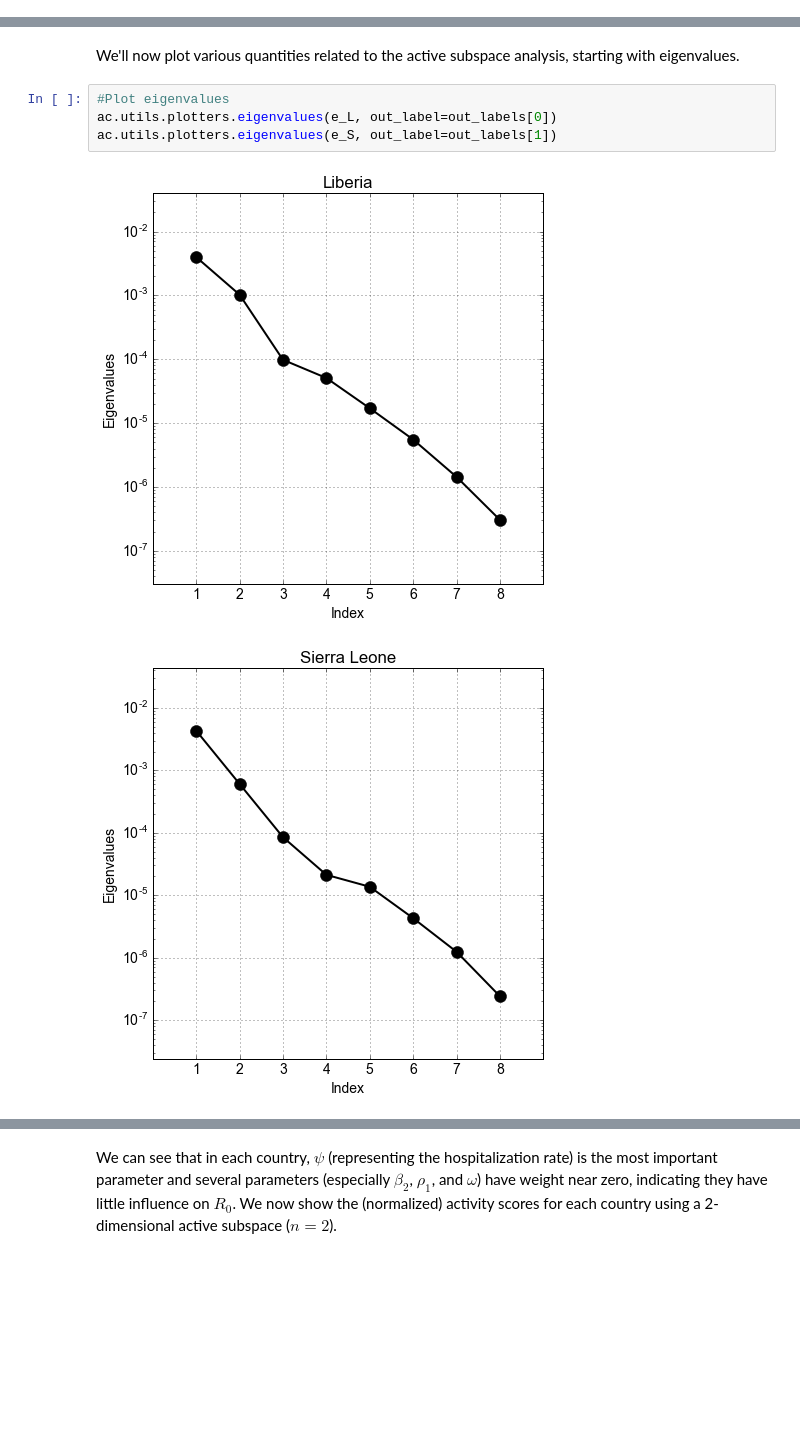
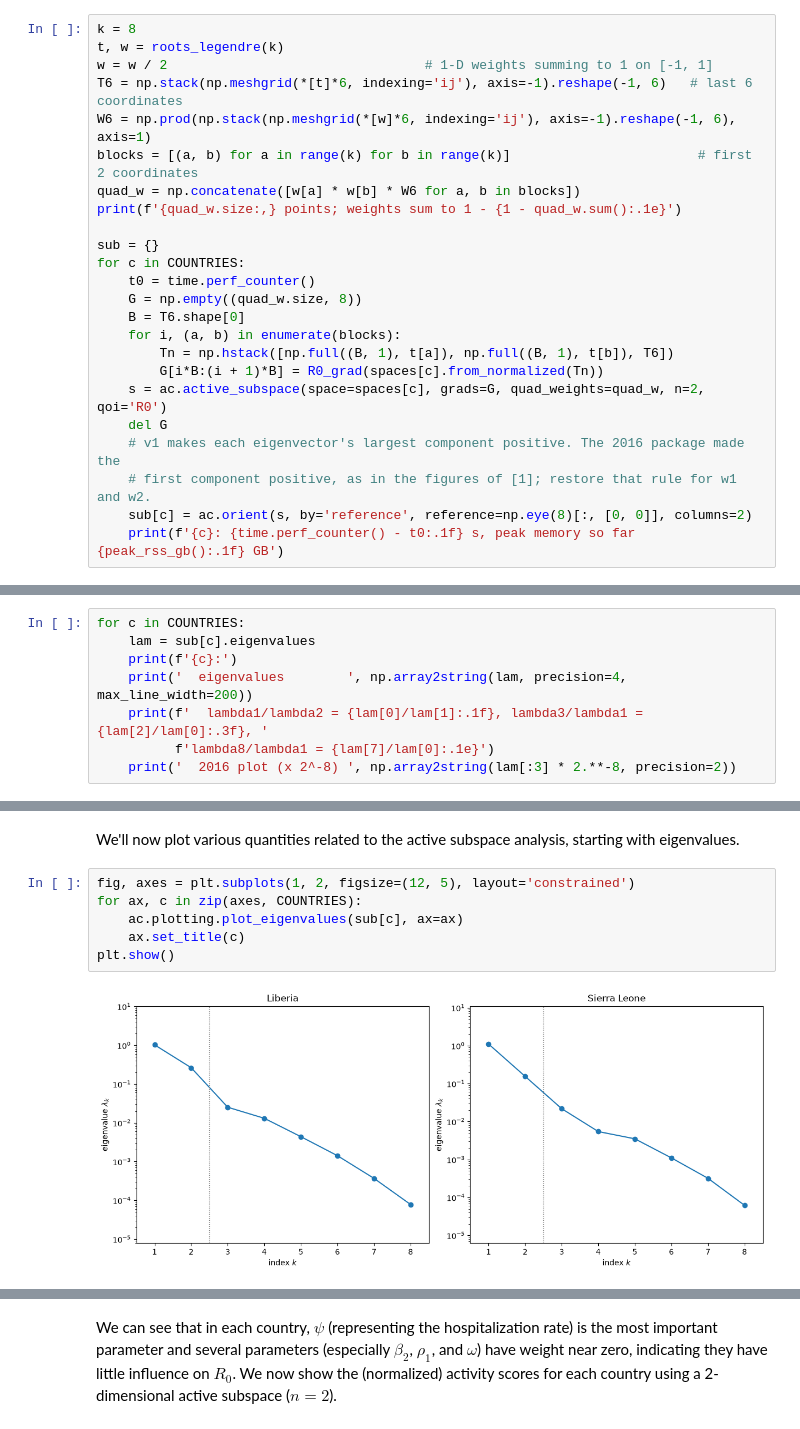
Before and after one commit to paulcon/as-data-sets, a Jupyter notebook: epidemiology_systems_biology/Ebola_SEIR/Ebola_SEIR.ipynb, the cells around one changed output, grey strips where cells are left out. Drawn from its saved outputs; the diff is of its cells as text; blank space fills up the shorter version.

```diff
--- a/epidemiology_systems_biology/Ebola_SEIR/Ebola_SEIR.ipynb
+++ b/epidemiology_systems_biology/Ebola_SEIR/Ebola_SEIR.ipynb
@@ -194,0 +163,24 @@ e_S, W_S = ac.subspaces.sorted_eigh(C_S)
+# %%
+k = 8
+t, w = roots_legendre(k)
+w = w / 2                                 # 1-D weights summing to 1 on [-1, 1]
+T6 = np.stack(np.meshgrid(*[t]*6, indexing='ij'), axis=-1).reshape(-1, 6)   # last 6 coordinates
+W6 = np.prod(np.stack(np.meshgrid(*[w]*6, indexing='ij'), axis=-1).reshape(-1, 6), axis=1)
+blocks = [(a, b) for a in range(k) for b in range(k)]                        # first 2 coordinates
+quad_w = np.concatenate([w[a] * w[b] * W6 for a, b in blocks])
+print(f'{quad_w.size:,} points; weights sum to 1 - {1 - quad_w.sum():.1e}')
+
+sub = {}
+for c in COUNTRIES:
+    t0 = time.perf_counter()
+    G = np.empty((quad_w.size, 8))
+    B = T6.shape[0]
+    for i, (a, b) in enumerate(blocks):
+        Tn = np.hstack([np.full((B, 1), t[a]), np.full((B, 1), t[b]), T6])
+        G[i*B:(i + 1)*B] = R0_grad(spaces[c].from_normalized(Tn))
+    s = ac.active_subspace(space=spaces[c], grads=G, quad_weights=quad_w, n=2, qoi='R0')
+    del G
+    # v1 makes each eigenvector's largest component positive. The 2016 package made the
+    # first component positive, as in the figures of [1]; restore that rule for w1 and w2.
+    sub[c] = ac.orient(s, by='reference', reference=np.eye(8)[:, [0, 0]], columns=2)
+    print(f'{c}: {time.perf_counter() - t0:.1f} s, peak memory so far {peak_rss_gb():.1f} GB')
@@ -194,0 +193,8 @@ e_S, W_S = ac.subspaces.sorted_eigh(C_S)
+# %%
+for c in COUNTRIES:
+    lam = sub[c].eigenvalues
+    print(f'{c}:')
+    print('  eigenvalues        ', np.array2string(lam, precision=4, max_line_width=200))
+    print(f'  lambda1/lambda2 = {lam[0]/lam[1]:.1f}, lambda3/lambda1 = {lam[2]/lam[0]:.3f}, '
+          f'lambda8/lambda1 = {lam[7]/lam[0]:.1e}')
+    print('  2016 plot (x 2^-8) ', np.array2string(lam[:3] * 2.**-8, precision=2))
@@ -195,10 +210,11 @@ e_S, W_S = ac.subspaces.sorted_eigh(C_S)
 # %% [markdown]
 We'll now plot various quantities related to the active subspace analysis, starting with eigenvalues.
-# %%
-#Plot eigenvalues
-ac.utils.plotters.eigenvalues(e_L, out_label=out_labels[0])
-ac.utils.plotters.eigenvalues(e_S, out_label=out_labels[1])
-# %% [output]
-[figure, removed]
-[figure, removed]
+# %%
+fig, axes = plt.subplots(1, 2, figsize=(12, 5), layout='constrained')
+for ax, c in zip(axes, COUNTRIES):
+    ac.plotting.plot_eigenvalues(sub[c], ax=ax)
+    ax.set_title(c)
+plt.show()
+# %% [output]
+[figure, added]
 # %% [markdown]
```
Also changed, not shown: parts of 24 cells of this notebook, 2 other files.
